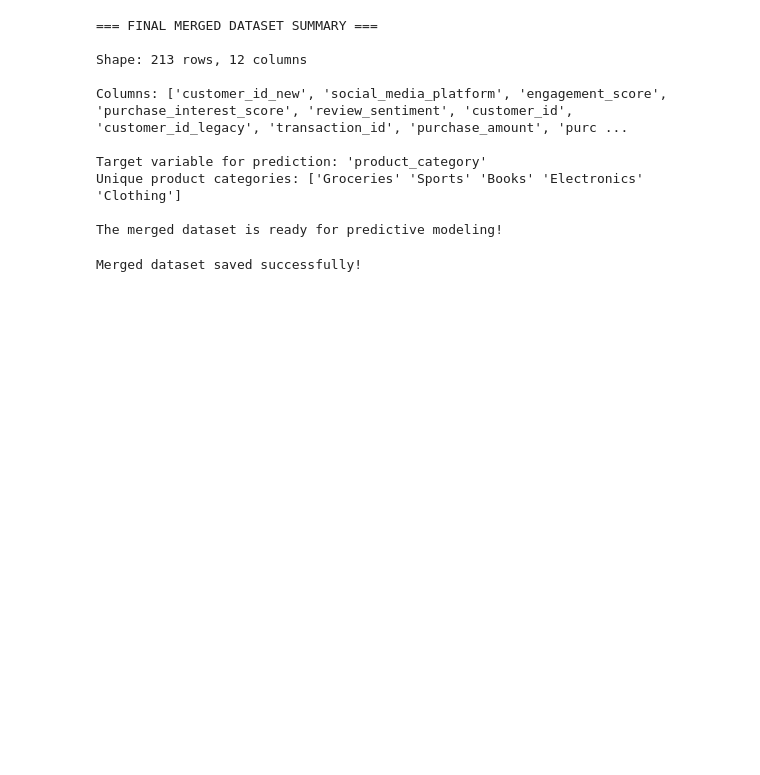
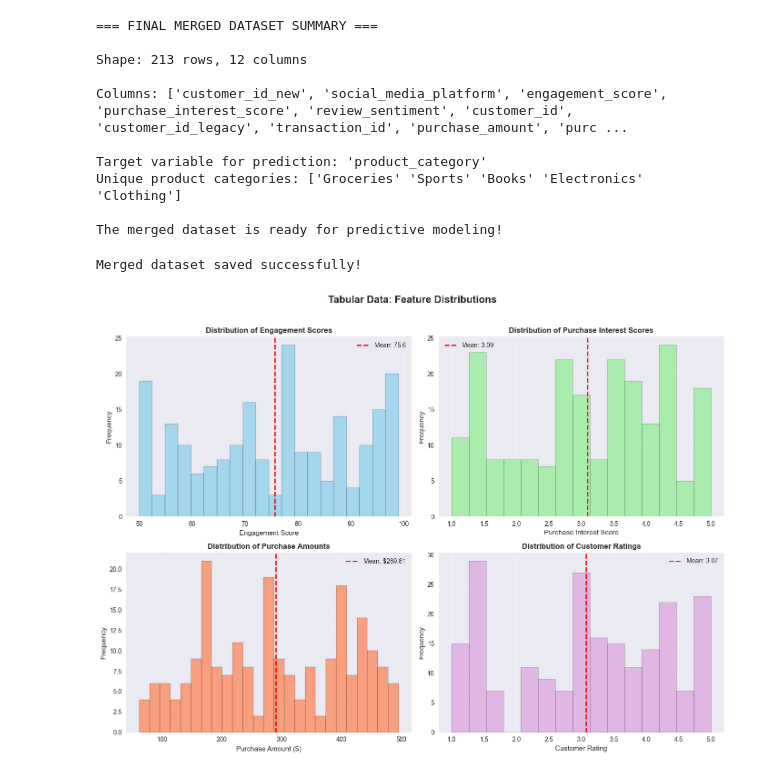
Before and after one commit to aubert-gloire/Group_5_Multimodal-Data-Preprocessing-Assignment, a Jupyter notebook: Notebook/merge_datasets.ipynb, the cells around one changed output. Saved outputs shown, nothing was run; the diff lists cells and outputs as text; code cells hidden in the pictures; blank space fills up the shorter version.

Commit message:
visualization for EDA

```diff
--- a/Notebook/merge_datasets.ipynb
+++ b/Notebook/merge_datasets.ipynb
@@ -2,6 +2,12 @@
 # Import libraries
 import pandas as pd
 import numpy as np
+import matplotlib.pyplot as plt
+import seaborn as sns
+
+# Set plotting style
+plt.style.use('seaborn-v0_8')
+sns.set_palette("husl")
 
 # Load the datasets
 social_profiles = pd.read_csv('../Dataset/customer_social_profiles - customer_social_profiles.csv')
@@ -242,3 +248,52 @@ The merged dataset is ready for predictive modeling!
  print("Merged dataset saved successfully!")
 # %% [output]
 Merged dataset saved successfully!
+# %%
+# Feature Distributions
+fig, axes = plt.subplots(2, 2, figsize=(14, 10))
+
+# Engagement Score Distribution
+axes[0, 0].hist(merged_data['engagement_score'], bins=20, color='skyblue', edgecolor='black', alpha=0.7)
+axes[0, 0].axvline(merged_data['engagement_score'].mean(), color='red', linestyle='--', linewidth=2,
+                    label=f'Mean: {merged_data["engagement_score"].mean():.1f}')
+axes[0, 0].set_title('Distribution of Engagement Scores', fontsize=12, fontweight='bold')
+axes[0, 0].set_xlabel('Engagement Score')
+axes[0, 0].set_ylabel('Frequency')
+axes[0, 0].legend()
+axes[0, 0].grid(True, alpha=0.3)
+
+# Purchase Interest Score Distribution
+axes[0, 1].hist(merged_data['purchase_interest_score'], bins=15, color='lightgreen', edgecolor='black', alpha=0.7)
+axes[0, 1].axvline(merged_data['purchase_interest_score'].mean(), color='red', linestyle='--', linewidth=2,
+                    label=f'Mean: {merged_data["purchase_interest_score"].mean():.2f}')
+axes[0, 1].set_title('Distribution of Purchase Interest Scores', fontsize=12, fontweight='bold')
+axes[0, 1].set_xlabel('Purchase Interest Score')
+axes[0, 1].set_ylabel('Frequency')
+axes[0, 1].legend()
+axes[0, 1].grid(True, alpha=0.3)
+
+# Purchase Amount Distribution
+axes[1, 0].hist(merged_data['purchase_amount'], bins=25, color='coral', edgecolor='black', alpha=0.7)
+axes[1, 0].axvline(merged_data['purchase_amount'].mean(), color='red', linestyle='--', linewidth=2,
+                    label=f'Mean: ${merged_data["purchase_amount"].mean():.2f}')
+axes[1, 0].set_title('Distribution of Purchase Amounts', fontsize=12, fontweight='bold')
+axes[1, 0].set_xlabel('Purchase Amount ($)')
+axes[1, 0].set_ylabel('Frequency')
+axes[1, 0].legend()
+axes[1, 0].grid(True, alpha=0.3)
+
+# Customer Rating Distribution
+axes[1, 1].hist(merged_data['customer_rating'], bins=15, color='plum', edgecolor='black', alpha=0.7)
+axes[1, 1].axvline(merged_data['customer_rating'].mean(), color='red', linestyle='--', linewidth=2,
+                    label=f'Mean: {merged_data["customer_rating"].mean():.2f}')
+axes[1, 1].set_title('Distribution of Customer Ratings', fontsize=12, fontweight='bold')
+axes[1, 1].set_xlabel('Customer Rating')
+axes[1, 1].set_ylabel('Frequency')
+axes[1, 1].legend()
+axes[1, 1].grid(True, alpha=0.3)
+
+plt.suptitle('Tabular Data: Feature Distributions', fontsize=16, fontweight='bold', y=1.02)
+plt.tight_layout()
+plt.show()
+# %% [output]
+[figure, added]
```
Also changed, not shown: parts of 4 cells of this notebook.
